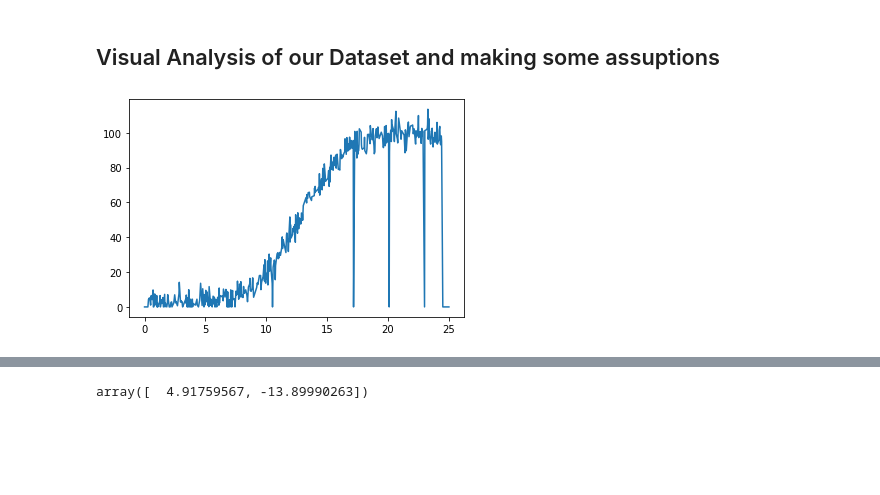
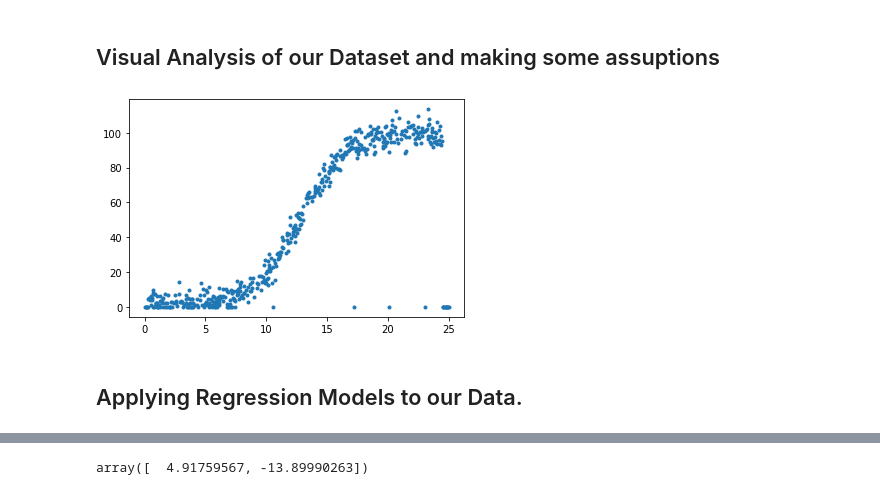
Before and after one commit to brendantipp/sem2_fun_data_analysis_project, a Jupyter notebook: linear_regression.ipynb, the cells around one changed output, grey strips where cells are left out. Drawn from its saved outputs; the diff is of its cells as text; code cells hidden in the pictures; blank space fills up the shorter version.

```diff
--- a/linear_regression.ipynb
+++ b/linear_regression.ipynb
@@ -80,7 +80,7 @@ Ok so the shape and structure of the dataset looks ok but by using .head and .ta
 speed = np.array(df["speed"])
 power = np.array(df["power"])
 # %%
-plt.plot(speed,power);
+plt.plot(speed,power, ".");
 #sns.scatterplot(speed,power);
 # %% [output]
-[figure, old version]
+[figure, new version]
@@ -88,0 +89,2 @@ plt.plot(speed,power);
+# %% [markdown]
+## Applying Regression Models to our Data.
```
Also changed, not shown: parts of 23 cells of this notebook.
